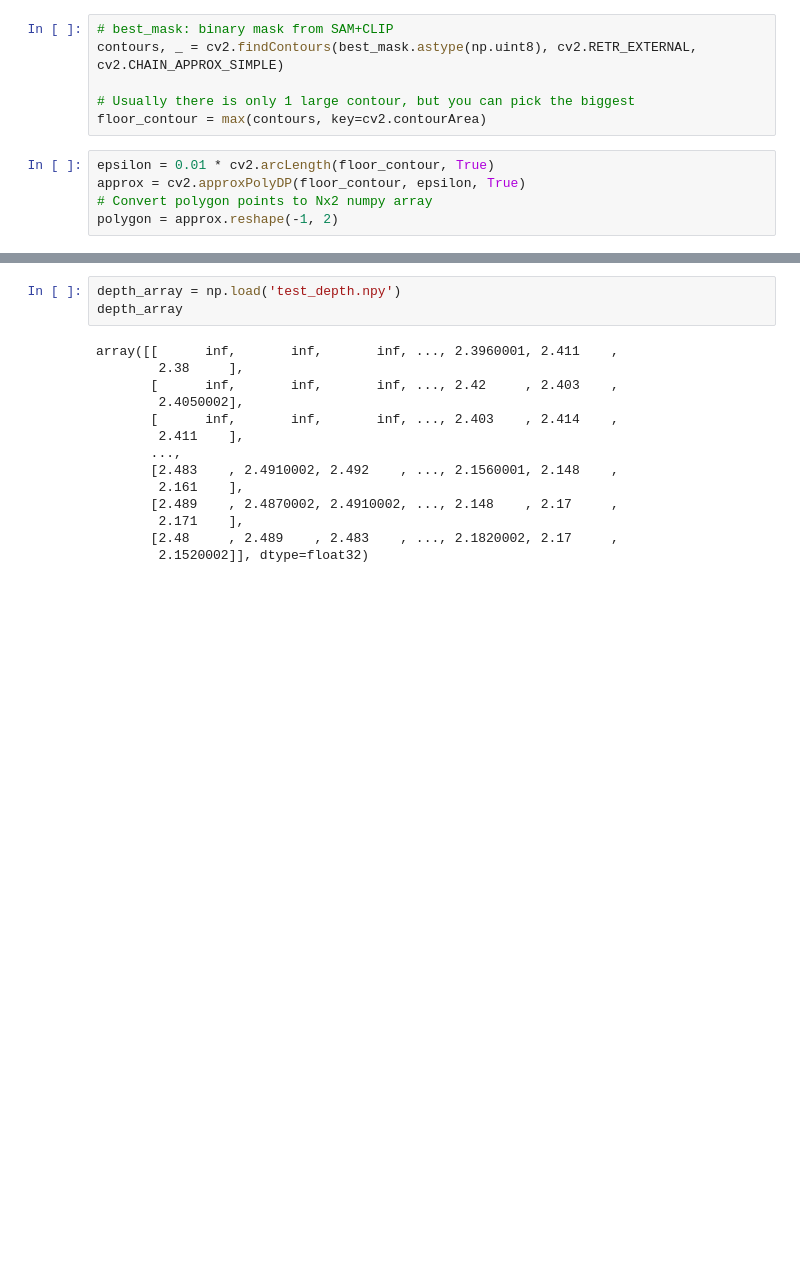
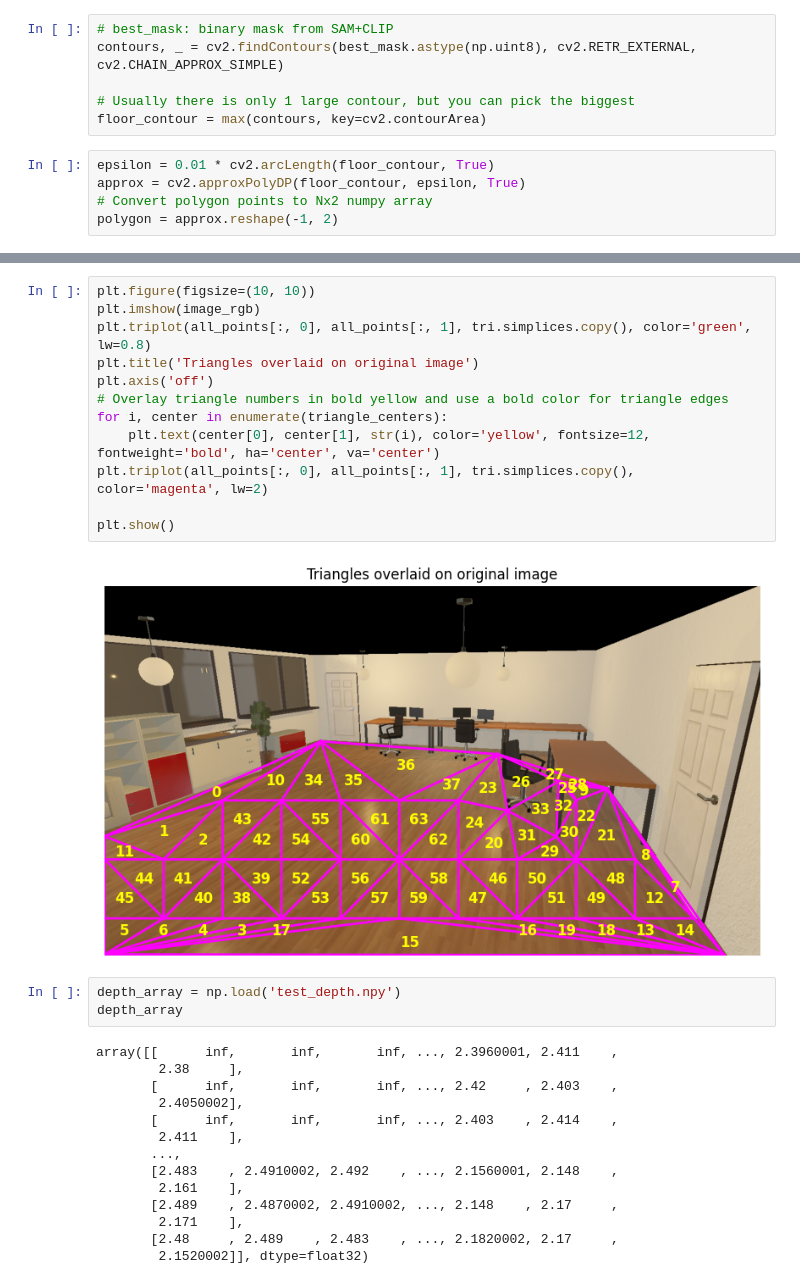
Before and after one commit to Captiosus510/multi-agent_vlm_search, a Jupyter notebook: llm_search/gridding_test.ipynb, the cells around one changed output, grey strips where cells are left out. Saved outputs shown, nothing was run; the diff lists cells and outputs as text; blank space fills up the shorter version.

```diff
--- a/llm_search/gridding_test.ipynb
+++ b/llm_search/gridding_test.ipynb
@@ -201,3 +205,17 @@ plt.show()
+# %%
+plt.figure(figsize=(10, 10))
+plt.imshow(image_rgb)
+plt.triplot(all_points[:, 0], all_points[:, 1], tri.simplices.copy(), color='green', lw=0.8)
+plt.title('Triangles overlaid on original image')
+plt.axis('off')
+# Overlay triangle numbers in bold yellow and use a bold color for triangle edges
+for i, center in enumerate(triangle_centers):
+    plt.text(center[0], center[1], str(i), color='yellow', fontsize=12, fontweight='bold', ha='center', va='center')
+plt.triplot(all_points[:, 0], all_points[:, 1], tri.simplices.copy(), color='magenta', lw=2)
+
+plt.show()
+# %% [output]
+[figure, added]
 # %%
 depth_array = np.load('test_depth.npy')
 depth_array
```
Also changed, not shown: parts of 10 cells of this notebook, 4 other files.
